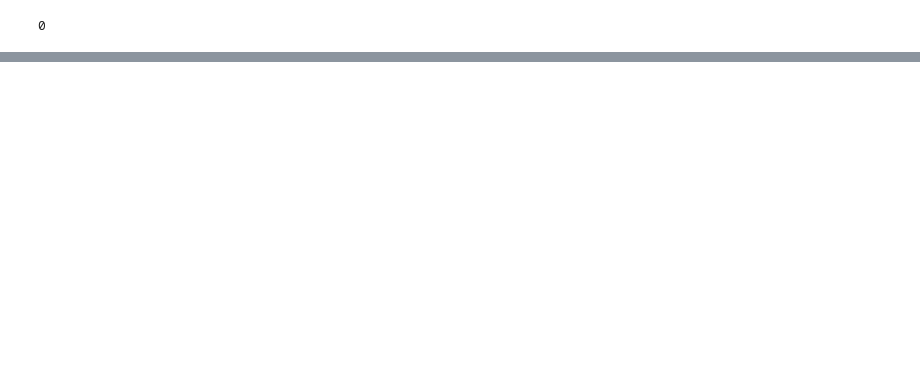
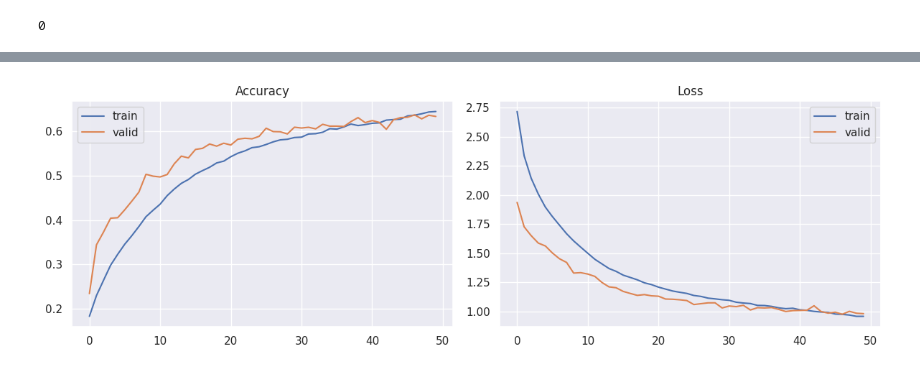
Before and after one commit to fatmab0lat/Team3-facial-expression-recognition, a Jupyter notebook: notebook/preprocessing.ipynb, the cells around one changed output, grey strips where cells are left out. Saved outputs shown, nothing was run; the diff lists cells and outputs as text; code cells hidden in the pictures; blank space fills up the shorter version.

```diff
--- a/notebook/preprocessing.ipynb
+++ b/notebook/preprocessing.ipynb
@@ -239,0 +300,22 @@ print(f"Test Accuracy: {results[1] * 100:.2f}%")
+# %%
+import seaborn as sns
+from matplotlib import pyplot
+sns.set()
+fig = pyplot.figure(0, (12, 4))
+
+ax = pyplot.subplot(1, 2, 1)
+sns.lineplot(x=history.epoch, y=history.history['accuracy'], label='train')
+sns.lineplot(x=history.epoch, y=history.history['val_accuracy'], label='valid')
+pyplot.title('Accuracy')
+pyplot.tight_layout()
+
+ax = pyplot.subplot(1, 2, 2)
+sns.lineplot(x=history.epoch, y=history.history['loss'], label='train')
+sns.lineplot(x=history.epoch, y=history.history['val_loss'], label='valid')
+pyplot.title('Loss')
+pyplot.tight_layout()
+
+pyplot.savefig('epoch_history_dcnn.png')
+pyplot.show()
+# %% [output]
+[figure, added]
```
Also changed, not shown: parts of 15 cells of this notebook.
